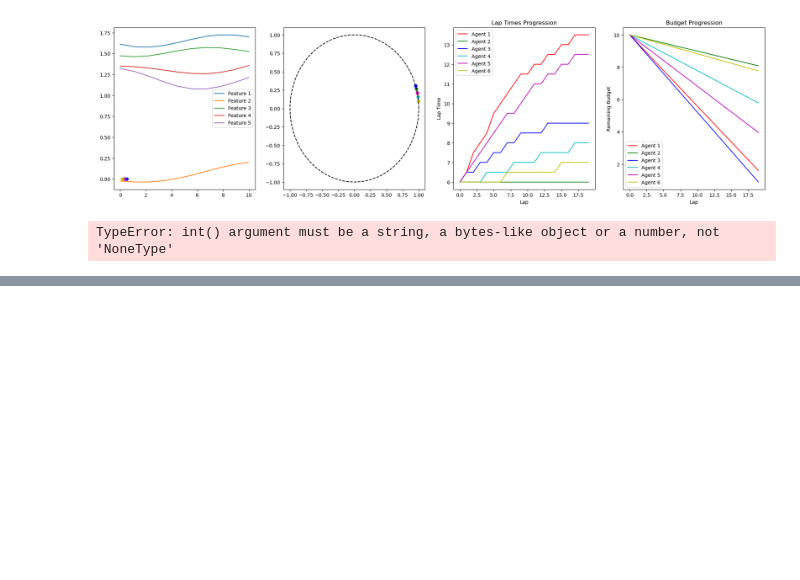
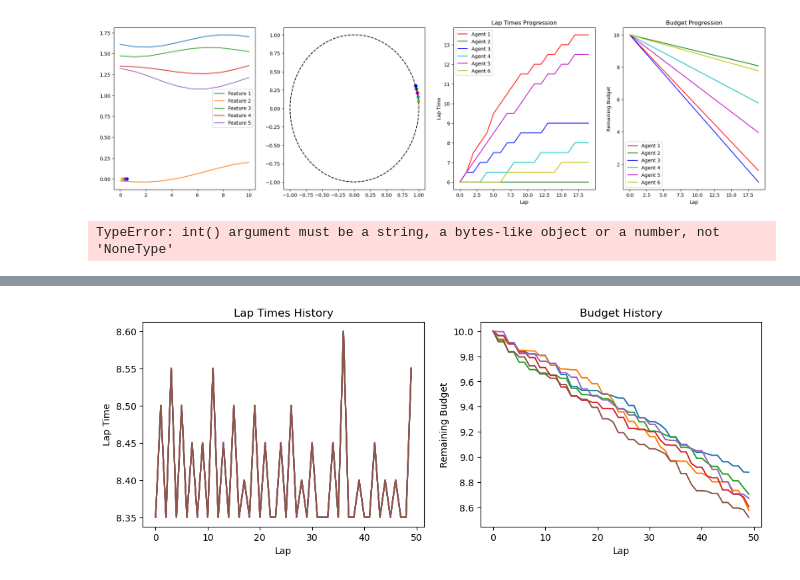
Before and after one commit to gullo97/FormulaAI, a Jupyter notebook: version1.ipynb, the cells around one changed output, grey strips where cells are left out. Drawn from its saved outputs; the diff is of its cells as text; code cells hidden in the pictures; blank space fills up the shorter version.

```diff
--- a/version1.ipynb
+++ b/version1.ipynb
@@ -400,0 +364,93 @@ main(num_agents=6, num_laps=50, initial_budget=10.0)
+# %%
+import numpy as np
+import matplotlib.pyplot as plt
+from IPython.display import clear_output, display
+from tqdm import tqdm
+
+# Initialize agent features
+def initialize_agent(n, seed=42):
+    np.random.seed(seed)
+    return np.random.randn(n)
+
+# Compute speed
+def speed(agent, track_features):
+    norm_agent = np.linalg.norm(agent)
+    norm_track = np.linalg.norm(track_features)
+    return 1.0 + np.dot(agent, track_features) / (norm_agent * norm_track)
+
+# Generate Fourier-based track feature generator
+def generate_fourier(L, n, N=10, kappa=0.25):
+    x = np.linspace(0, 1, L)
+    track = np.zeros((L, n))
+    for j in range(n):
+        A0 = np.random.randn()
+        track[:, j] += A0
+        for i in range(1, int(N * kappa) + 1):
+            An, Bn = np.random.randn(2)
+            track[:, j] += An * np.cos(2 * np.pi * i * x) + Bn * np.sin(2 * np.pi * i * x)
+    return track
+
+def optimize_agents(agents, lap_times, last_best_lap_time, last_best_agent_state, budgets):
+    for i in range(len(agents)):
+        if lap_times[i] <= last_best_lap_time[i]:
+            last_best_lap_time[i] = lap_times[i]
+            last_best_agent_state[i] = agents[i].copy()
+            theta = np.random.uniform(-0.1, 0.1)
+            u, v = np.random.randn(2, len(agents[i]))
+            u /= np.linalg.norm(u)
+            v /= np.linalg.norm(v)
+            R = np.cos(theta) * np.eye(len(agents[i])) + np.sin(theta) * (np.outer(u, v) - np.outer(v, u))
+            agents[i] = np.dot(R, agents[i])
+            budgets[i] -= np.abs(theta)
+        else:
+            agents[i] = last_best_agent_state[i].copy()
+    return agents, last_best_lap_time, last_best_agent_state, budgets
+
+def main(num_agents=3, num_laps=10, initial_budget=1.0):
+    L, n, dt = 10, 5, 0.05
+    agents = [initialize_agent(n) for _ in range(num_agents)]
+    track = generate_fourier(L, n)
+    budgets = np.full(num_agents, initial_budget)
+    last_best_lap_time = np.full(num_agents, np.inf)
+    last_best_agent_state = [np.zeros(n) for _ in range(num_agents)]
+
+    lap_times_history = np.zeros((num_laps, num_agents))
+    budget_history = np.zeros((num_laps, num_agents))
+
+    for lap in tqdm(range(num_laps)):
+        positions = np.zeros(num_agents)
+        lap_times = np.zeros(num_agents)
+        while np.any(positions < L):
+            s = positions.astype(int) % L
+            track_features = track[s]
+            v = np.array([speed(agent, tf) for agent, tf in zip(agents, track_features)])
+            positions += v * dt
+            lap_times += dt
+
+        lap_times_history[lap, :] = lap_times
+        budget_history[lap, :] = budgets
+
+        agents, last_best_lap_time, last_best_agent_state, budgets = optimize_agents(
+            agents, lap_times, last_best_lap_time, last_best_agent_state, budgets)
+
+    return lap_times_history, budget_history
+
+lap_times_history, budget_history = main(num_agents=6, num_laps=50, initial_budget=10.0)
+
+# plot lap times history and budget history
+import matplotlib.pyplot as plt
+
+plt.figure(figsize=(12, 4))
+plt.subplot(121)
+plt.plot(lap_times_history)
+plt.title('Lap Times History')
+plt.xlabel('Lap')
+plt.ylabel('Lap Time')
+plt.subplot(122)
+plt.plot(budget_history)
+plt.title('Budget History')
+plt.xlabel('Lap')
+plt.ylabel('Remaining Budget')
+plt.show()
+# %% [output]
+[figure, added]
```
Also changed, not shown: parts of 2 cells of this notebook, 1 other file.
